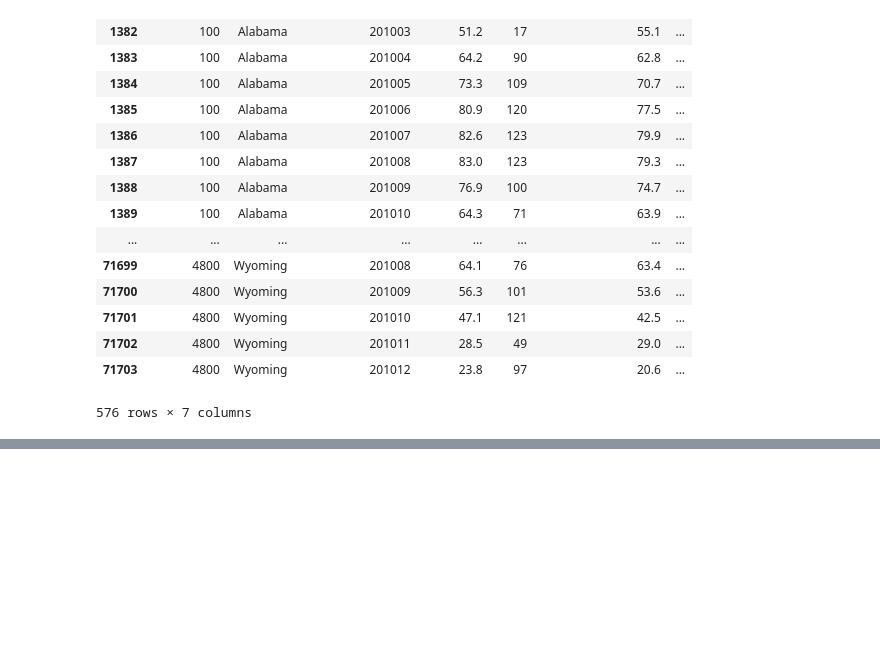
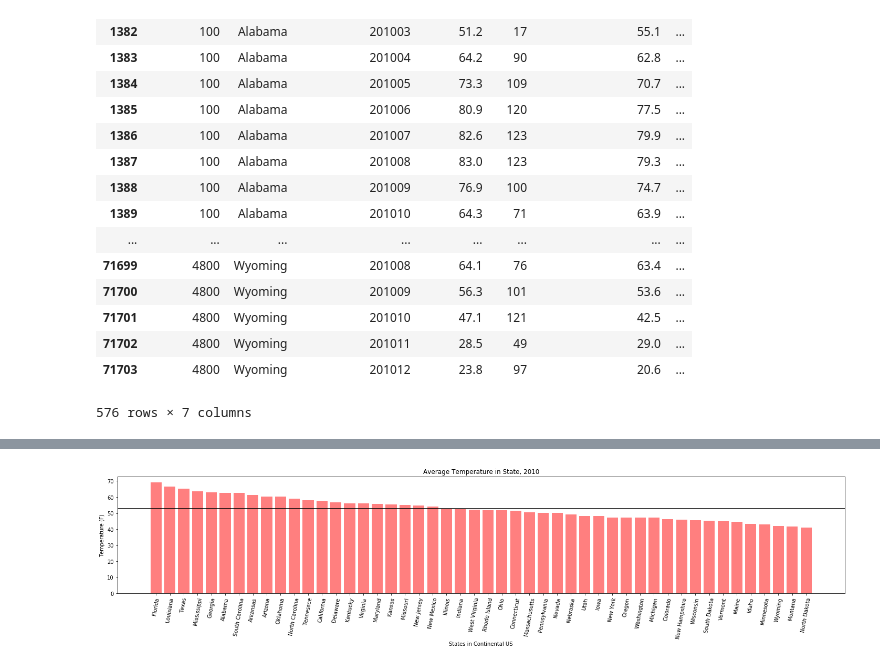
Before and after one commit to HenaVen/SMU_Pro1_Team4_repo, a Jupyter notebook: Weather_Data_NCDC_Year.ipynb, the cells around one changed output, grey strips where cells are left out. Saved outputs shown, nothing was run; the diff lists cells and outputs as text; code cells hidden in the pictures; blank space fills up the shorter version.

```diff
--- a/Weather_Data_NCDC_Year.ipynb
+++ b/Weather_Data_NCDC_Year.ipynb
@@ -80,3 +83,4 @@ ncdc_2010_df
 # %%
+# create dataframe for states by temperature
 ncdc_mean = pd.DataFrame(ncdc_2010_df.groupby(["Location"]).mean())
-ncdc_mean
+state_ascend = ncdc_mean.sort_values(['Value in F'], ascending=False)
@@ -129,0 +87,16 @@ plt.show()
+# %%
+# build bar graph
+x_axis = np.arange(len(state_ascend))
+tick_locations = [value+0.4 for value in x_axis]
+plt.figure(figsize=(20,5))
+plt.title("Average Temperature in State, 2010")
+plt.xlabel("States in Continental US")
+plt.ylabel("Temperature (F)")
+plt.bar(x_axis, state_ascend["Value in F"], color='r', alpha=0.5, align="edge")
+plt.xticks(tick_locations, state_ascend.index, rotation="80")
+plt.axhline(y=mean_2010, color = 'black')
+plt.tight_layout()
+plt.savefig("../SMU_Pro1_Team4_repo/Temperature_State_2010.png")
+plt.show()
+# %% [output]
+[figure, added]
```
Also changed, not shown: parts of 10 cells of this notebook, 4 other files.
